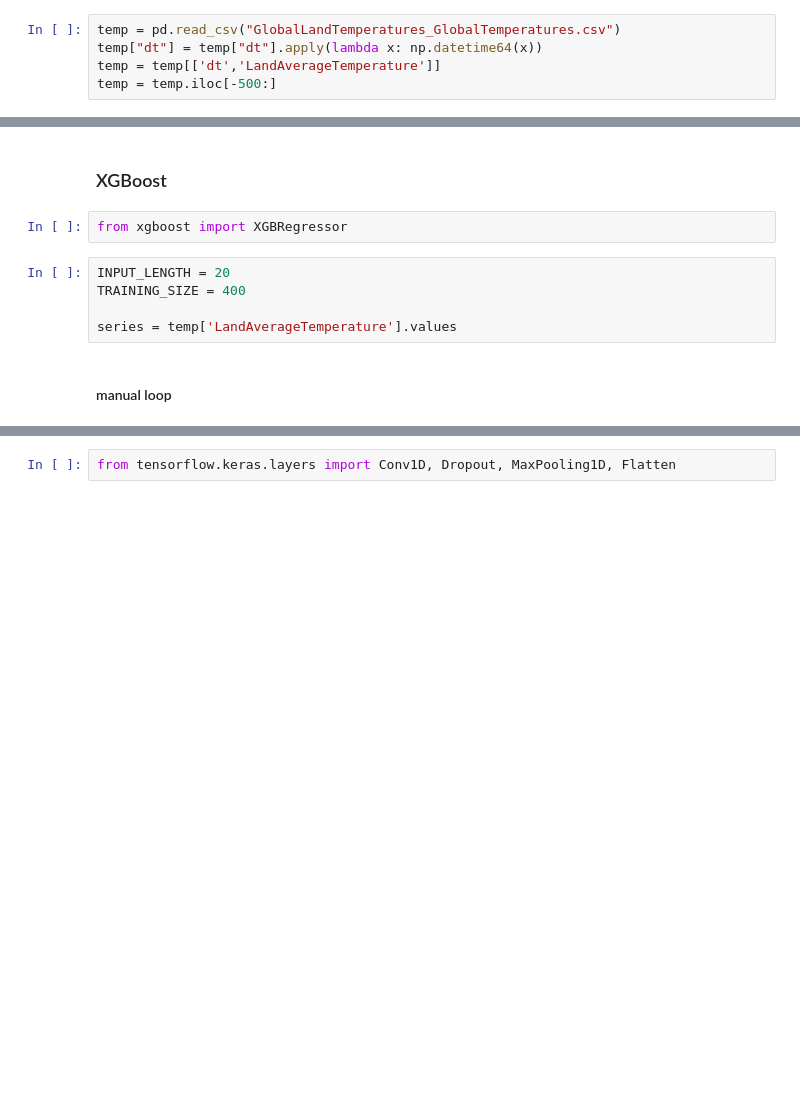
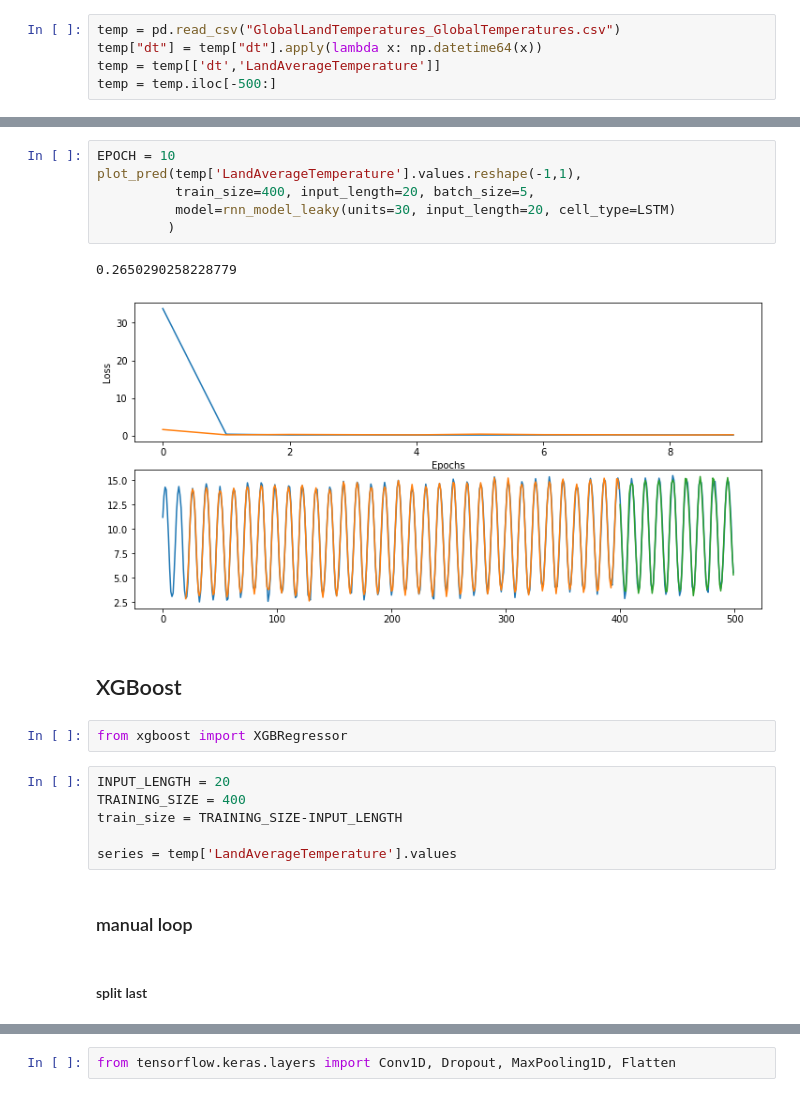
Before and after one commit to guitoo/TimeSeries, a Jupyter notebook: series temporelles RNN.ipynb, the cells around one changed output, grey strips where cells are left out. Drawn from its saved outputs; the diff is of its cells as text; blank space fills up the shorter version.

```diff
--- a/series temporelles RNN.ipynb
+++ b/series temporelles RNN.ipynb
@@ -266,14 +316,26 @@ plot_pred(temp['LandAverageTemperature'].values.reshape(-1,1),
+# %%
+EPOCH = 10
+plot_pred(temp['LandAverageTemperature'].values.reshape(-1,1),
+          train_size=400, input_length=20, batch_size=5,
+          model=rnn_model_leaky(units=30, input_length=20, cell_type=LSTM)
+         )
+# %% [output]
+0.2650290258228779
+[figure, added]
 # %% [markdown]
-### XGBoost
+## XGBoost
 # %%
 from xgboost import XGBRegressor
 # %%
 INPUT_LENGTH = 20
 TRAINING_SIZE = 400
+train_size = TRAINING_SIZE-INPUT_LENGTH
 
 series = temp['LandAverageTemperature'].values
 # %% [markdown]
-#### manual loop
+### manual loop
+# %% [markdown]
+#### split last
 # %%
 X = []
 y = []
```
Also changed, not shown: parts of 38 cells of this notebook.
